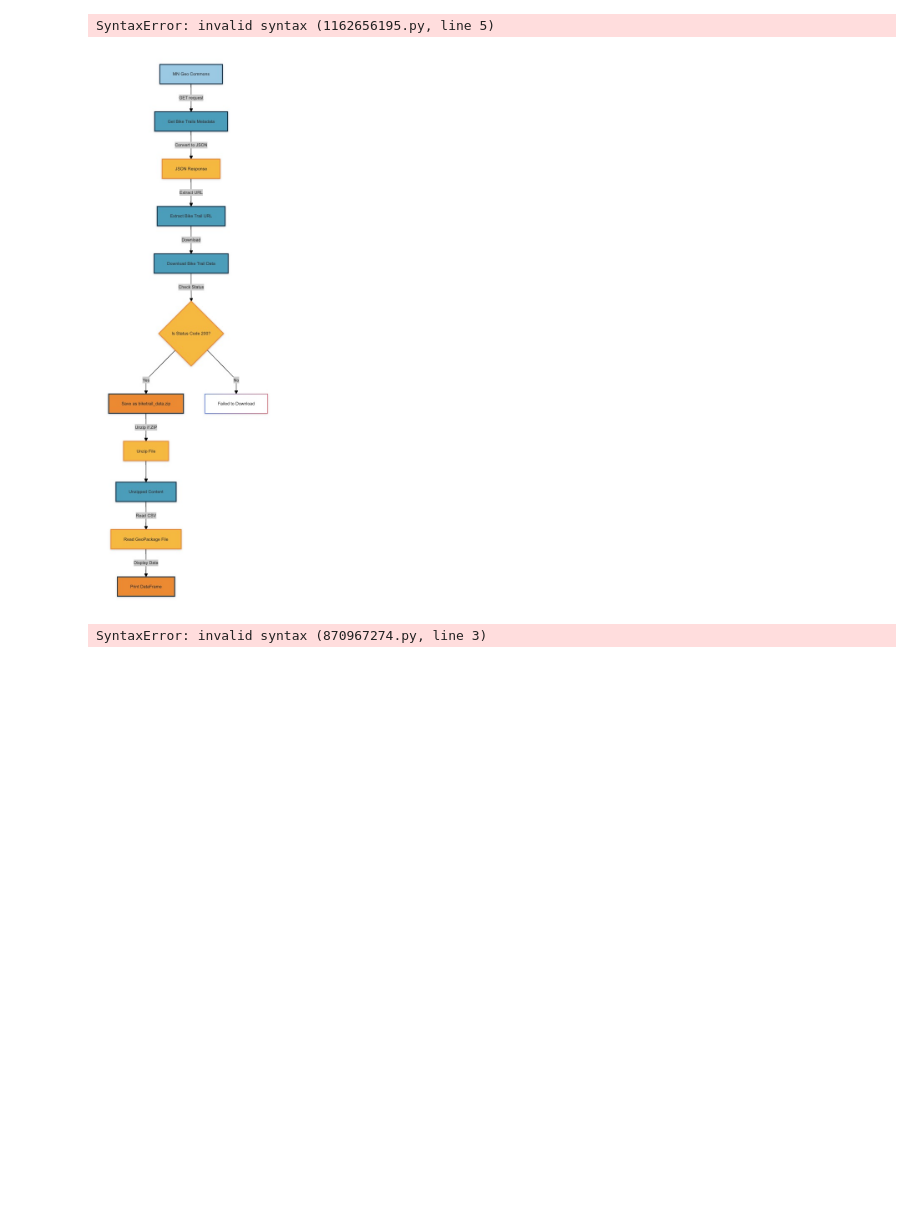
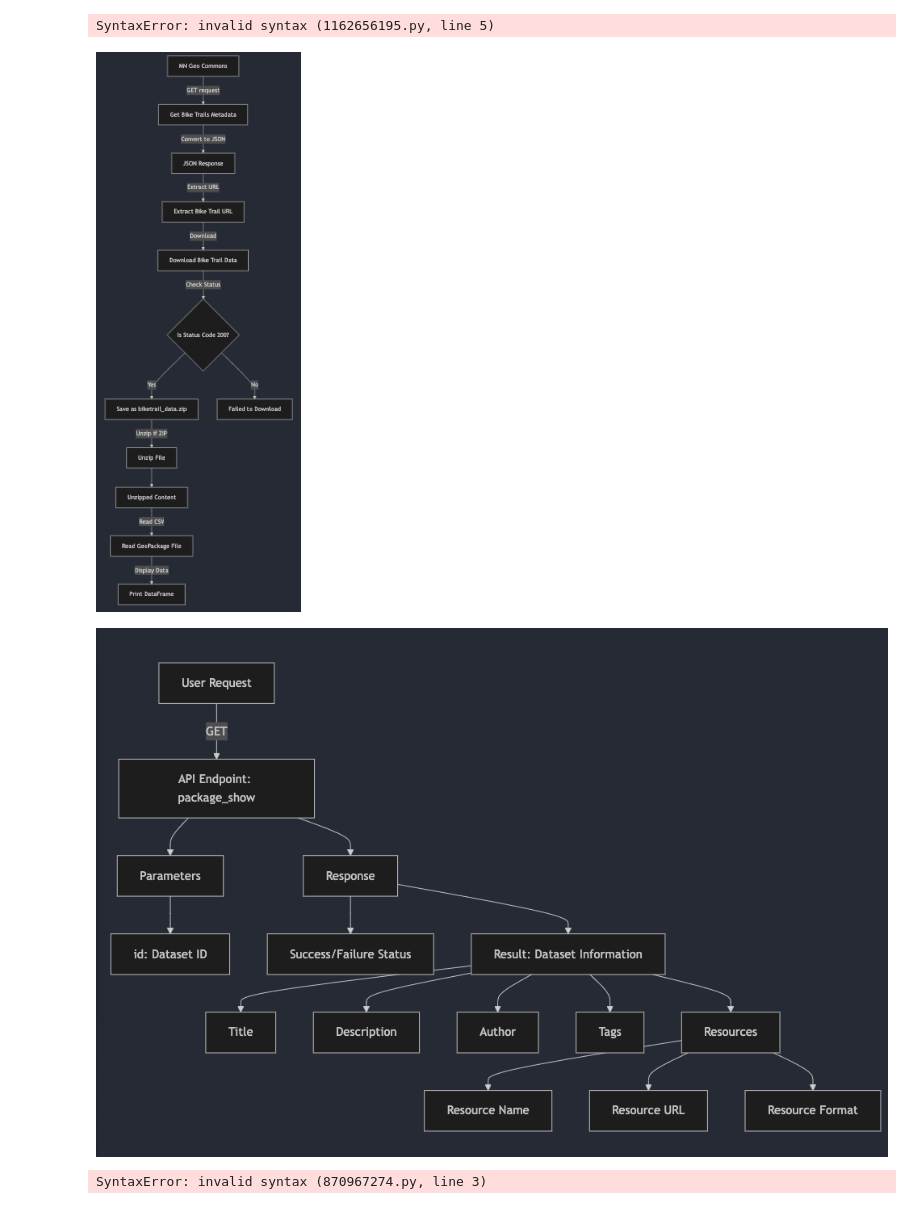
Before and after one commit to blanders98/GIS5571, a Jupyter notebook: Lab1/Lab 1_DFDs.ipynb, the cells around one changed output. Drawn from its saved outputs; the diff is of its cells as text; code cells hidden in the pictures; blank space fills up the shorter version.

```diff
--- a/Lab1/Lab 1_DFDs.ipynb
+++ b/Lab1/Lab 1_DFDs.ipynb
@@ -35,15 +40,19 @@ graph TD;
 # %% [output]
 SyntaxError: invalid syntax (1162656195.py, line 5)
 # %%
-## Display the image of the data flow diagram
+## Display the images of the data flow diagrams
 
-from IPython.display import Image, display
+# Work flow
+dfd1_path = './DFDs/DFD_MN_Geospatial_Commons.png'
+display(Image(filename=dfd1_path))
 
-dfd1_path = 'DFD_MN_Geospatial_Commons.png'
+# API conceptual breakdown
 
-display(Image(filename=dfd1_path))
+dfd_api1_path = './DFDs/DFD_MN_Geospatial_Commons_API.png'
+display(Image(filename=dfd_api1_path))
 # %% [output]
-[figure, old version]
+[figure, new version]
+[figure, added]
 # %%
 ## NDAWN - Mermaid.js Data Flow Diagram Code
 
```
Also changed, not shown: parts of 7 cells of this notebook.
